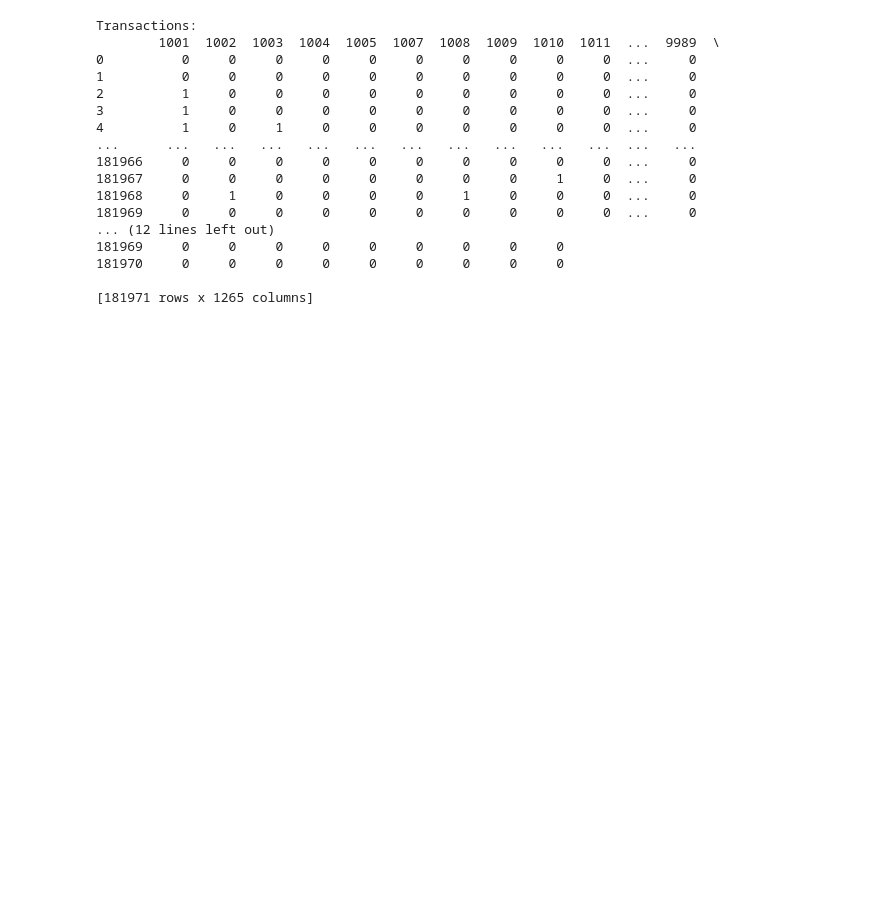
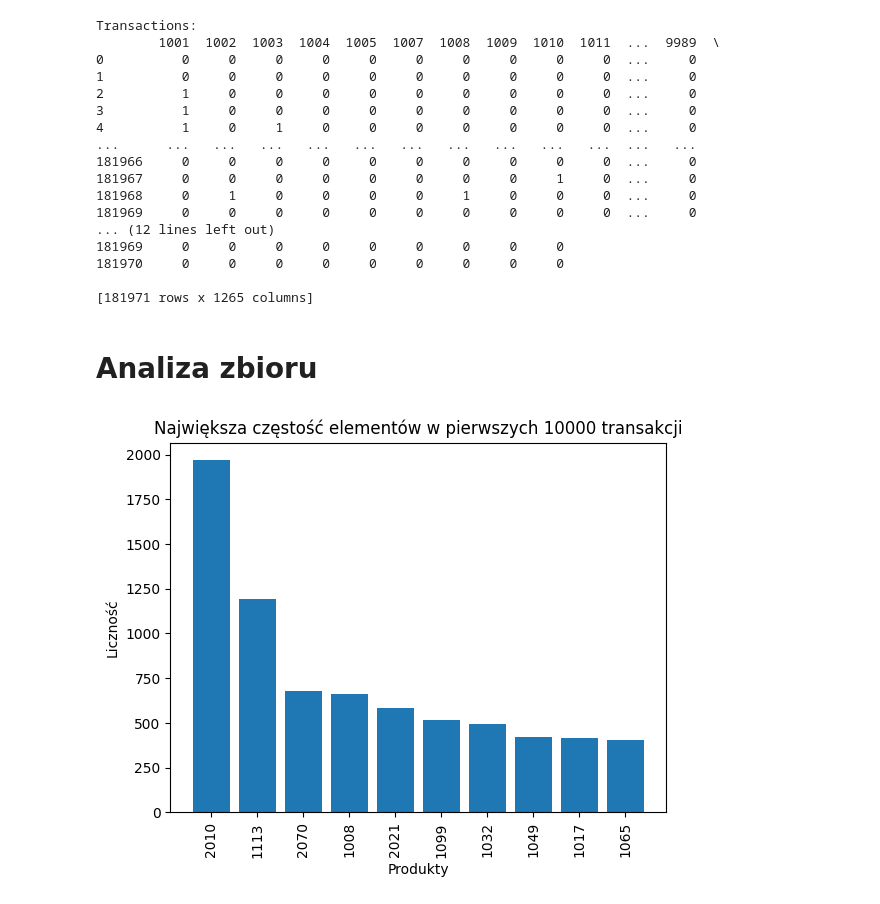
Before and after one commit to jkwiatk1/MED, a Jupyter notebook: preprocess.ipynb, the cells around one changed output. Cells and saved outputs as stored; diff of their text form; code cells hidden in the pictures; blank space fills up the shorter version.

Commit message:
Dodanie analizy zbioru

```diff
--- a/preprocess.ipynb
+++ b/preprocess.ipynb
@@ -112,3 +112,25 @@ Transactions:
 df_taxonomy.to_csv('taxonomy.csv', index=False)
 df_transactions.to_csv('transactions.csv', index=False)
 df_elements.to_csv('elements_names.csv', index=False)
+# %% [markdown]
+# Analiza zbioru
+# %%
+df_transactions = pd.read_csv('transactions.csv')
+df_transactions = df_transactions.head(10000)
+# %%
+column_sums = df_transactions.sum(axis=0)
+# %%
+sorted_column_sums = column_sums.sort_values(ascending=False)
+# %%
+top_10_columns = sorted_column_sums.head(10)
+# %%
+import matplotlib.pyplot as plt
+
+plt.bar(top_10_columns.index, top_10_columns)
+plt.xlabel('Produkty')
+plt.ylabel('Liczność')
+plt.title('Największa częstość elementów w pierwszych 10000 transakcji')
+plt.xticks(rotation=90)
+plt.show()
+# %% [output]
+[figure, added]
```
Also changed, not shown: parts of 1 cell of this notebook.
